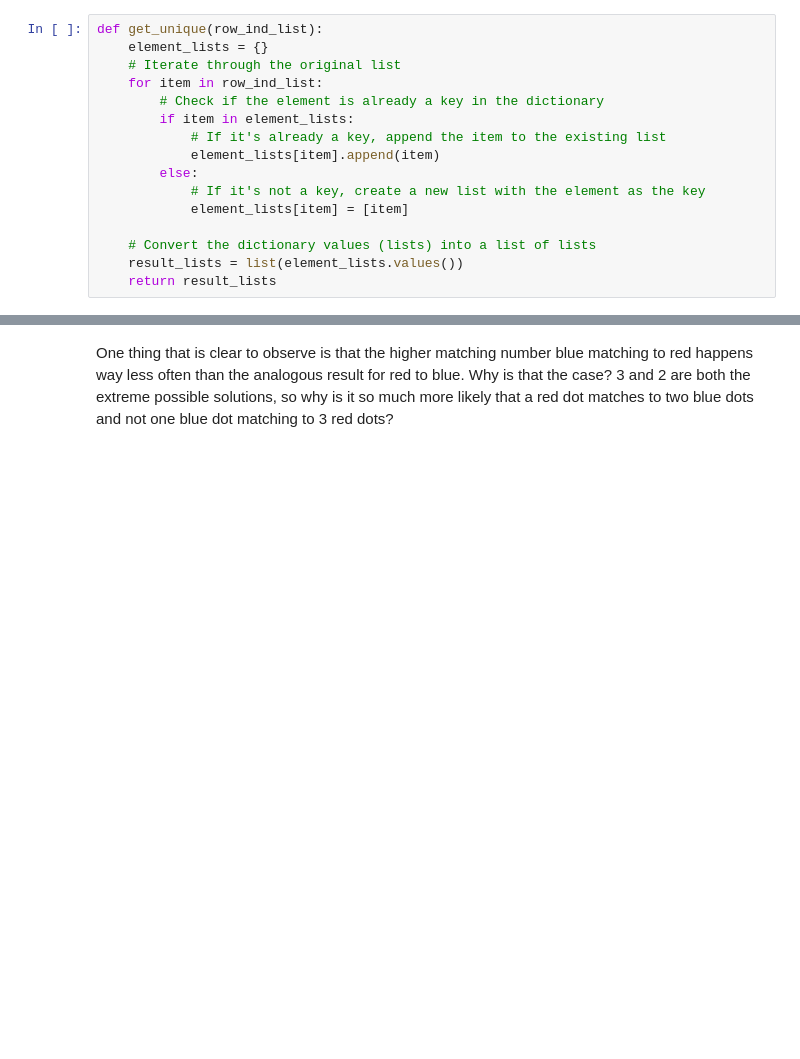
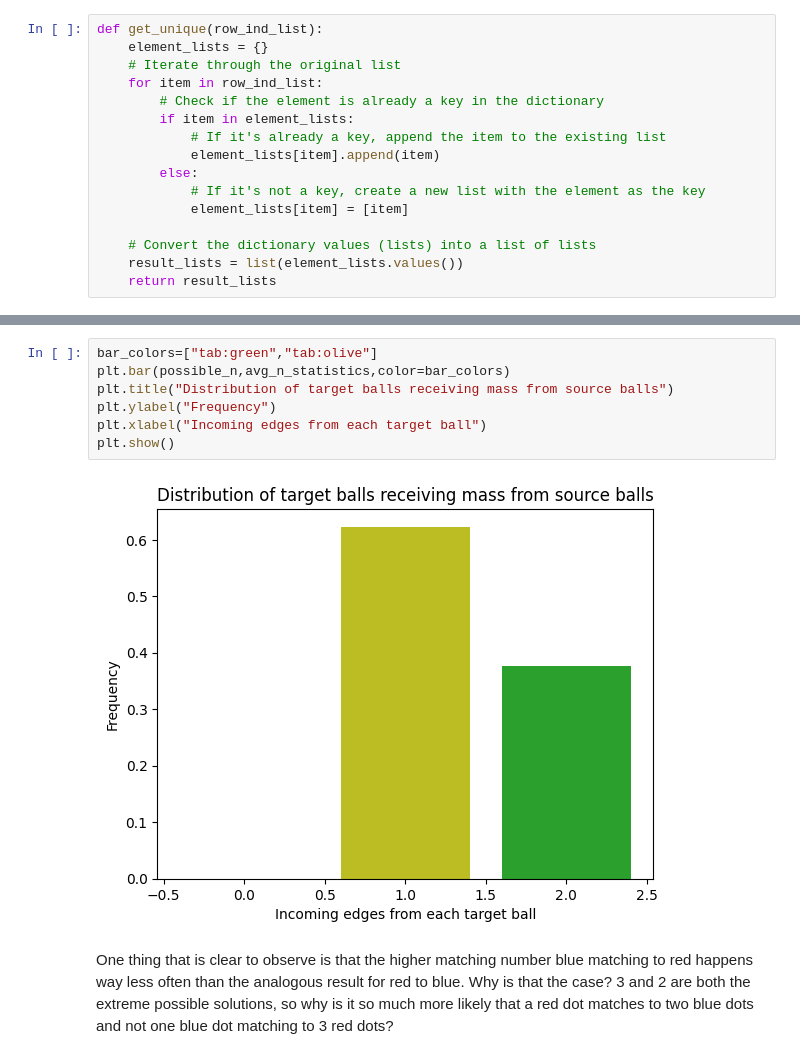
Before and after one commit to abjohnson117/OT_research, a Jupyter notebook: OT_match_stats.ipynb, the cells around one changed output, grey strips where cells are left out. Cells and saved outputs as stored; diff of their text form; blank space fills up the shorter version.

```diff
--- a/OT_match_stats.ipynb
+++ b/OT_match_stats.ipynb
@@ -208,3 +150,12 @@ The average frequncy of one red dot matching to two blue dot is: 0.3772833333333
+# %%
+bar_colors=["tab:green","tab:olive"]
+plt.bar(possible_n,avg_n_statistics,color=bar_colors)
+plt.title("Distribution of target balls receiving mass from source balls")
+plt.ylabel("Frequency")
+plt.xlabel("Incoming edges from each target ball")
+plt.show()
+# %% [output]
+[figure, added]
 # %% [markdown]
 One thing that is clear to observe is that the higher matching number blue matching to red happens way less often than the analogous result for red to blue. Why is that the case? 3 and 2 are both the extreme possible solutions, so why is it so much more likely that a red dot matches to two blue dots and not one blue dot matching to 3 red dots?
 # %% [markdown]
```
Also changed, not shown: parts of 15 cells of this notebook.
